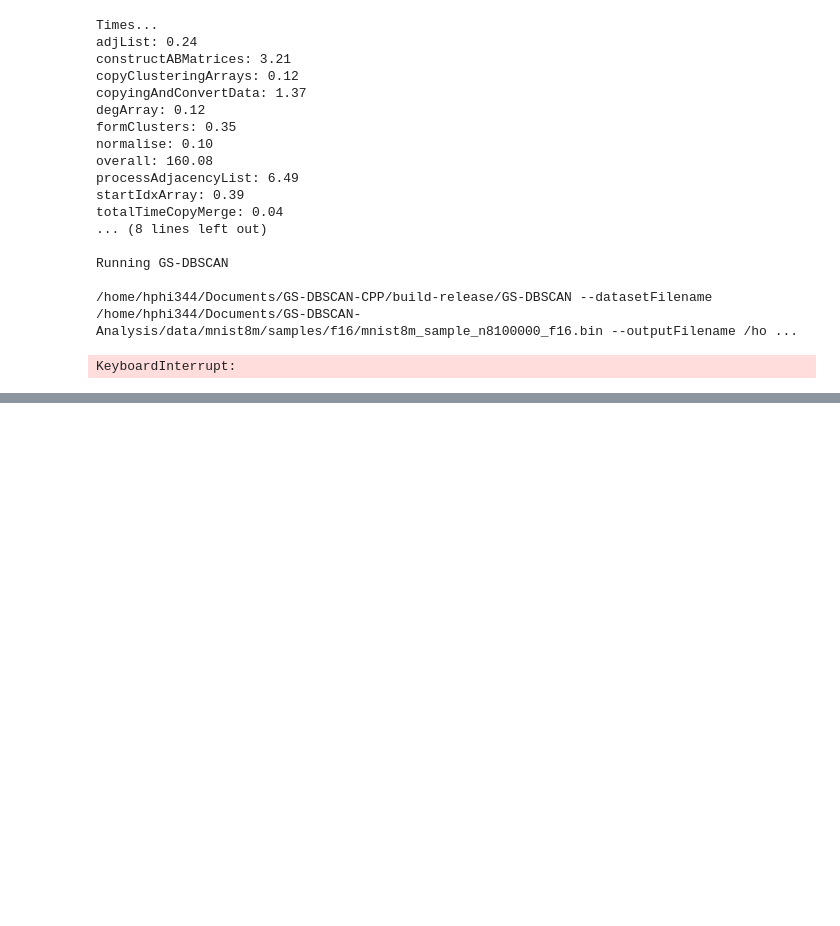
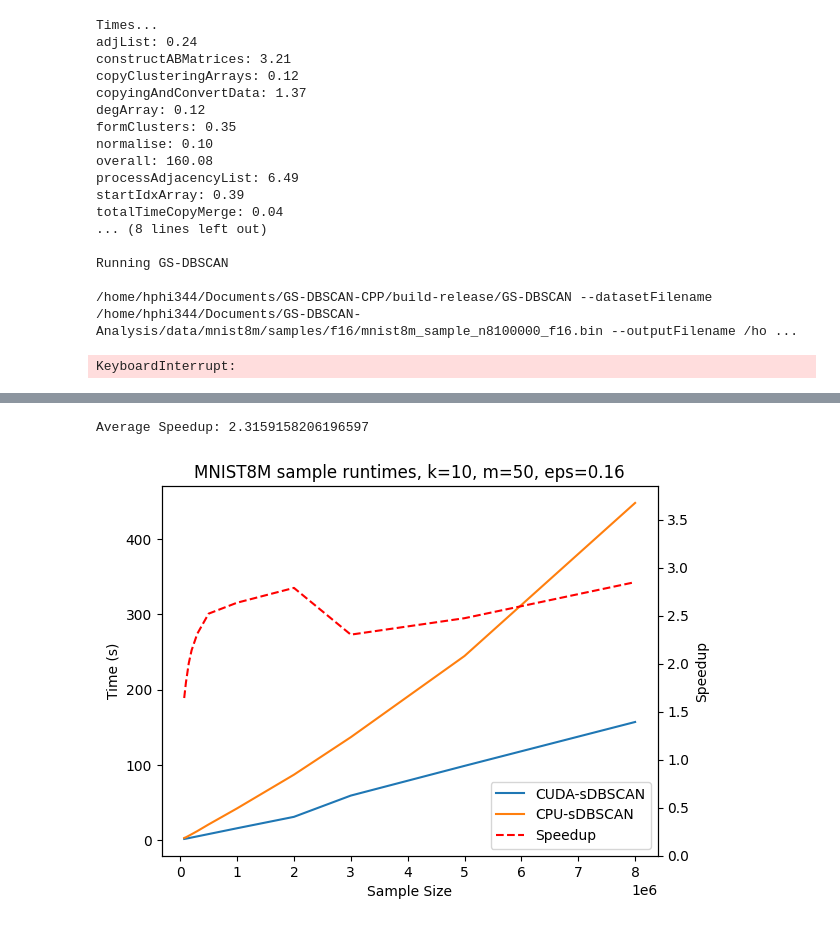
Before and after one commit to HugoPhibbs/GS-DBSCAN-Analysis, a Jupyter notebook: analysis_notebooks/mnist_analysis.ipynb, the cells around one changed output, grey strips where cells are left out. Saved outputs shown, nothing was run; the diff lists cells and outputs as text; code cells hidden in the pictures; blank space fills up the shorter version.

Commit message:
updating notebooks
deleting report one

```diff
--- a/analysis_notebooks/mnist_analysis.ipynb
+++ b/analysis_notebooks/mnist_analysis.ipynb
@@ -420,0 +455,22 @@ Exiting Loop
+# %%
+import matplotlib.pyplot as plt
+import pandas as pd
+
+REPO_ROOT = "/home/hphi344/Documents/GS-DBSCAN-Analysis/"
+
+plots_dir = f"{REPO_ROOT}/analysis_notebooks/plots/64_threads"
+
+results_samples_df = pd.read_parquet(f"{REPO_ROOT}/results/mnist/samples/parquets/mnist_experiments_k{run_params_cpu.k}_m{run_params_cpu.m}_eps{run_params_cpu.eps}_f16.parquet")
+results_samples_cpu_df = pd.read_parquet(f"{REPO_ROOT}/results/mnist/samples/parquets/mnist_samples_cpu_results_k{run_params_cpu.k}_m{run_params_cpu.m}_eps{run_params_cpu.eps}_nt{numThreads}.parquet")
+
+# Convert cpu ms times to ns
+for i in range(len(results_samples_cpu_df)):
+    row = results_samples_cpu_df.iloc[i]
+    for metric, time in row["times"].items():
+        row["times"][metric] = time/ 1e3
+
+su.plot_compare_cpu_gpu_time(results_samples_df, results_samples_cpu_df, title=f"MNIST8M sample runtimes, k={run_params_cpu.k}, m={run_params_cpu.m}, eps={run_params_cpu.eps}", save_path = f"{plots_dir}/MNIST8M_sample_runtimes_nt{numThreads}", add_speedup=True)
+# TODO multiply the times to get seconds
+# %% [output]
+Average Speedup: 2.3159158206196597
+[figure, added]
```
Also changed, not shown: parts of 22 cells of this notebook, 6 other files.
